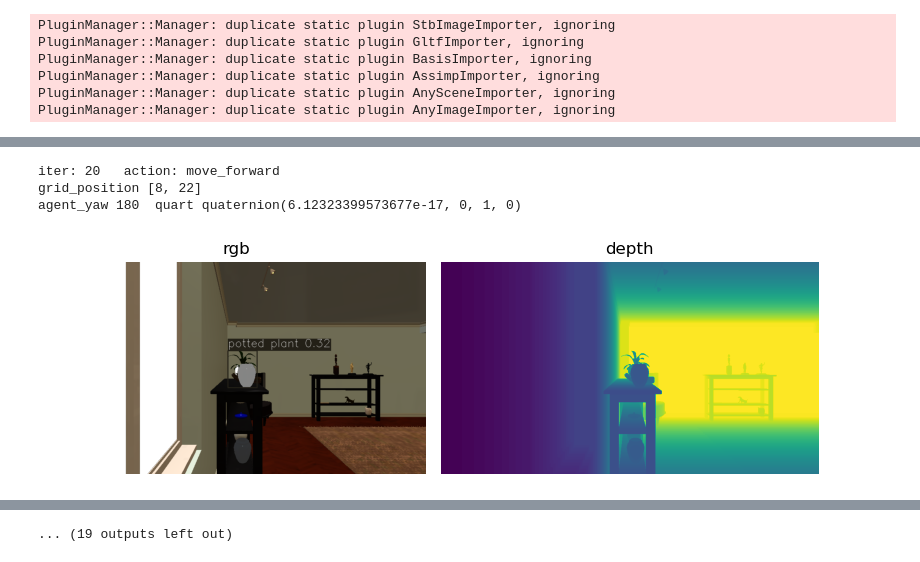
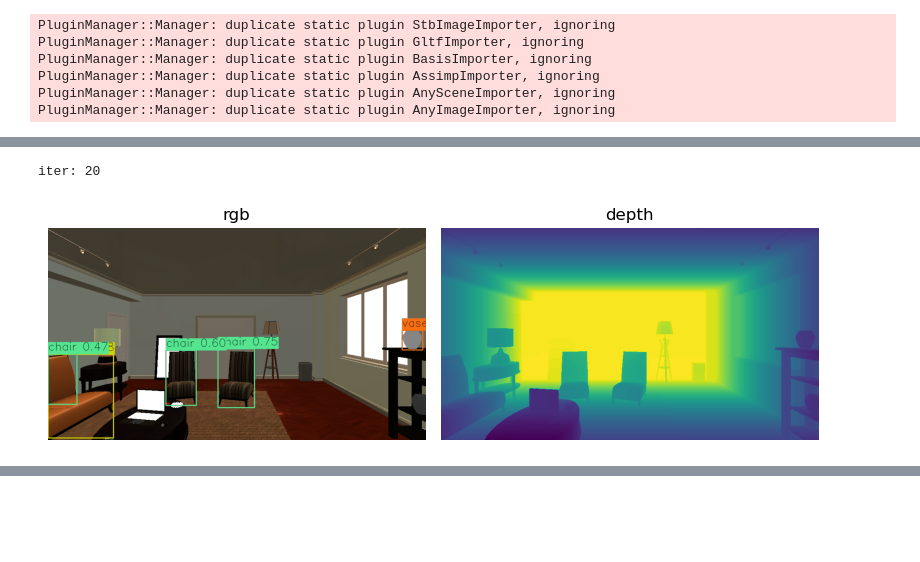
Before and after one commit to joaocb2002/ObjectNav-Msc, a Jupyter notebook: main-random.ipynb, the cells around one changed output, grey strips where cells are left out. Drawn from its saved outputs; the diff is of its cells as text; code cells hidden in the pictures; blank space fills up the shorter version.

```diff
--- a/main-random.ipynb
+++ b/main-random.ipynb
@@ -53,18 +53,22 @@ AGENT_HEIGHT = 1.5 # 150 cm
 # Sensor observations scale
 OBS_SCALE = 9/16 # WIDTH/HEIGHT
 
-# Load the JSON file
+# Load the JSON file for simulation
 with open('simulations.json', 'r') as f:
     simulations_data = json.load(f)
 
 # Simulation configuration (simulation 0)
 simulation = simulations_data[0]
 
-# Print its fields
+# Access its fields
 SCENE = simulation["scene"]
 TARGET_OBJECT = simulation["target_object"]
 TARGET_OBJECT_ID = simulation["target_object_id"]
-TARGET_LOCATION = simulation["target_object_location"]
+REAL_TARGET_LOCATION = simulation["target_object_location"]
+
+# Load the JSON file for RGB camera intrinsics
+with open('camera_intrinsics.json', 'r') as f:
+    cam_intrcs = json.load(f)
 
 # Simulator configuration
 dataset_config_file = os.path.join(os.getenv("AI2THOR_DATA"), "ai2thor-hab.scene_dataset_config.json")
@@ -219,31 +252,10 @@ Agent quaternion:  quaternion(1, 0, 0, 0)
 # %%
-# Define possible actions
-actions = {
-    "move_forward",
-    "move_forward",
-    "move_forward",
-    "move_forward",
-    "move_forward",
-    "turn_left",
-    "turn_right",
-    "move_backward",
-}
-
-# Simulation variables
-cur_iter = -1
-MAX_ITER = 200
-OBJECT_FOUND = False
-CONFIDENCE_THRESHOLD = 0.75
-DISPLAY_STEP = 10
-
 # Main simulation loop
 while cur_iter < MAX_ITER:
 
-    # Update step
-    cur_iter += 1
-
     # Select an action randomly
     action = random.choice(list(actions))
+    num_actions += 1
 
     # Check if the action is valid
     if not simtools.is_action_valid(action, grid_position, agent_yaw, grid_occ_positions):
@@ -259,6 +271,9 @@ while cur_iter < MAX_ITER:
 
     # Get quarternion from yaw
     new_agent_quart = myutils.yaw_to_quaternion(new_agent_yaw)
+
+    # Compute travelled distance
+    travelled_distance += simtools.compute_travelled_distance(agent_state.position, new_wrld_position)
 
     # Set agent state
     agent_state.position = new_wrld_position
@@ -288,22 +303,41 @@ while cur_iter < MAX_ITER:
     agent_positions_tpl = (new_map_position, new_grid_position)
 
     # Check if the target object is found
-    OBJECT_FOUND = simtools.was_object_found(TARGET_OBJECT_ID, cls, conf, CONFIDENCE_THRESHOLD)
+    OBJECT_FOUND, bbox = simtools.was_object_found(TARGET_OBJECT_ID, cls, conf, xyxy, CONFIDENCE_THRESHOLD)
+
+    # If object is found, compute its real world position
+    if OBJECT_FOUND:
+        # Get the bounding box of the target object
+        x1, y1, x2, y2 = bbox
+        center_x = int((x1 + x2) / 2)
+        center_y = int((y1 + y2) / 2)
+        depth_value = depth[center_y, center_x]
+
+        # Compute the real world position of the target object
+        target_object_position = simtools.compute_real_world_position(agent_state.position, agent_state.rotation, depth_value, center_x, center_y, cam_intrcs)
+
+        # Compute the closeness to the target location
+        closeness = simtools.compute_closeness(target_object_position, REAL_TARGET_LOCATION)
+        break
 
     # Display the current simulation state (maps + observations)
-    if cur_iter % DISPLAY_STEP == 0 or OBJECT_FOUND:
-        print("iter:", cur_iter, "  action:", action)
-        print("grid_position", new_grid_position)
-        print("agent_yaw", new_agent_yaw, end="  ")
-        print("quart", new_agent_quart)
+    if not cur_iter % DISPLAY_STEP:
+        print("iter:", cur_iter)
         simtools.display_sim_observations(rgb, depth)
         simtools.display_topdown_maps(topdown_map, occ_grid_map, agent_positions_tpl, agent_radius_tpl, agent_yaw)
 
-        if OBJECT_FOUND:
-            break
+    # Update step
+    cur_iter += 1
 
 
 # Check if the target object is found
 if OBJECT_FOUND:
-    print(f"\nTarget object <{TARGET_OBJECT}> found!")
+    print(f"\nTarget object <{TARGET_OBJECT}> found at iter: {cur_iter}!")
+    print(f"Found location: {target_object_position}")
+    print(f"Real location: {REAL_TARGET_LOCATION}")
+    simtools.display_sim_observations(rgb, depth)
+    simtools.display_topdown_maps(topdown_map, occ_grid_map, agent_positions_tpl, agent_radius_tpl, agent_yaw)
+else:
+    print(f"\nTarget object <{TARGET_OBJECT}> not found after {MAX_ITER} iterations!")
+    print(f"Real location: {REAL_TARGET_LOCATION}")
 # %% [output]
@@ -320,4 +350,2 @@ agent_yaw 90  quart quaternion(0.707106781186548, 0, 0.707106781186547, 0)
-iter: 20   action: move_forward
-grid_position [8, 22]
-agent_yaw 180  quart quaternion(6.12323399573677e-17, 0, 1, 0)
+iter: 20
-[figure, old version]
+[figure, new version]
@@ -330,3 +358,2 @@ agent_yaw 90  quart quaternion(0.707106781186548, 0, 0.707106781186547, 0)
-... (19 outputs left out)
 # %%
 # Display simulation metrics
```
Also changed, not shown: parts of 5 cells of this notebook, 1 other file.
